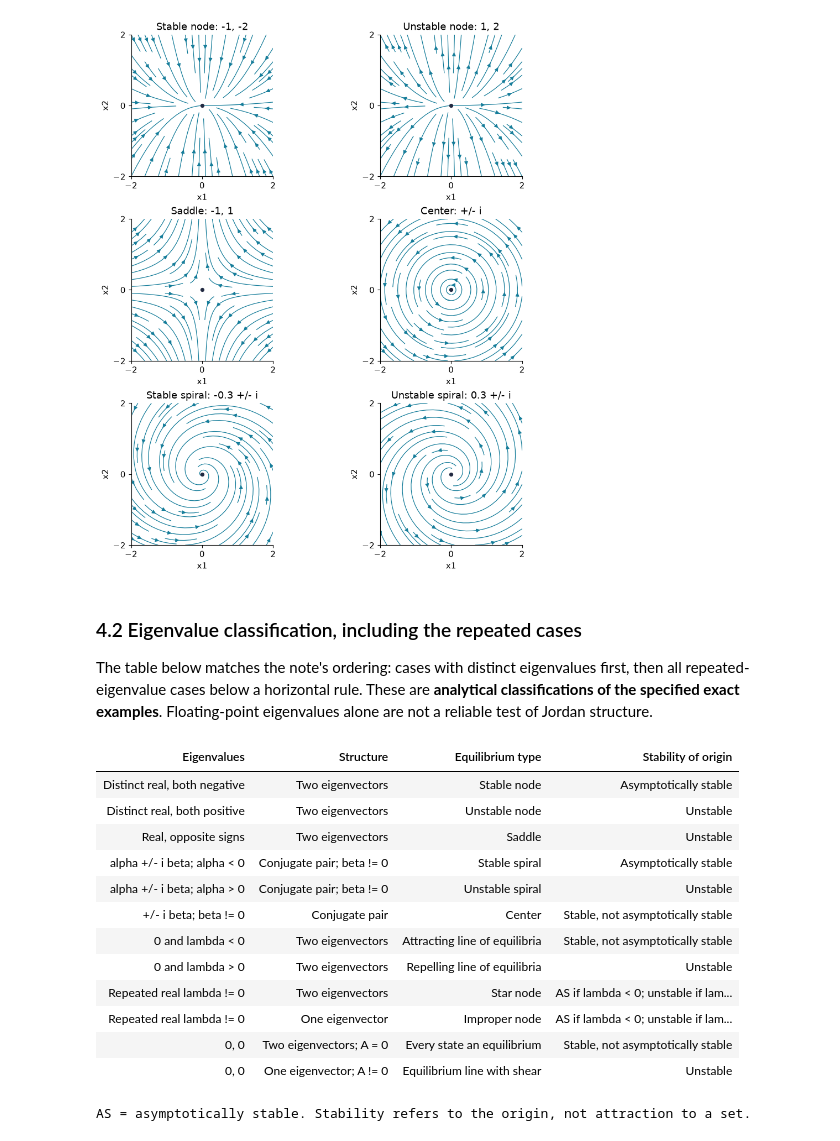
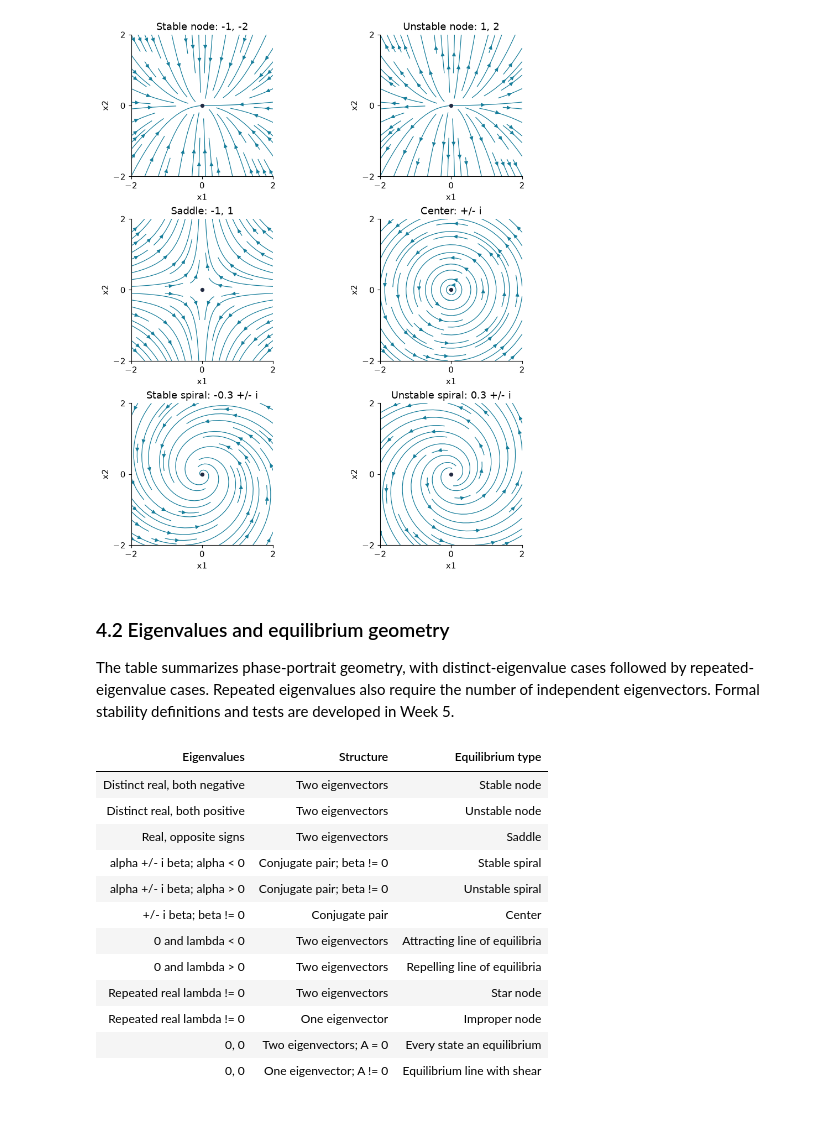
Before and after one commit to fdcl-gwu/MAE6246, a Jupyter notebook: notebooks/week04_modal_analysis_phase_portraits_stability.ipynb, the cells around one changed output. Cells and saved outputs as stored; diff of their text form; code cells hidden in the pictures.

```diff
--- a/notebooks/week04_modal_analysis_phase_portraits_stability.ipynb
+++ b/notebooks/week04_modal_analysis_phase_portraits_stability.ipynb
@@ -306,47 +305,44 @@ plt.show()
 # %% [output]
 [figure]
 # %% [markdown]
-### 4.2 Eigenvalue classification, including the repeated cases
-The table below matches the note's ordering: cases with distinct eigenvalues first, then all repeated-eigenvalue cases below a horizontal rule. These are **analytical classifications of the specified exact examples**. Floating-point eigenvalues alone are not a reliable test of Jordan structure.
+### 4.2 Eigenvalues and equilibrium geometry
+The table summarizes phase-portrait geometry, with distinct-eigenvalue cases followed by repeated-eigenvalue cases. Repeated eigenvalues also require the number of independent eigenvectors. Formal stability definitions and tests are developed in Week 5.
 # %%
-classification_rows = [
-    ("Distinct real, both negative", "Two eigenvectors", "Stable node", "Asymptotically stable"),
-    ("Distinct real, both positive", "Two eigenvectors", "Unstable node", "Unstable"),
-    ("Real, opposite signs", "Two eigenvectors", "Saddle", "Unstable"),
-    ("alpha +/- i beta; alpha < 0", "Conjugate pair; beta != 0", "Stable spiral", "Asymptotically stable"),
-    ("alpha +/- i beta; alpha > 0", "Conjugate pair; beta != 0", "Unstable spiral", "Unstable"),
-    ("+/- i beta; beta != 0", "Conjugate pair", "Center", "Stable, not asymptotically stable"),
-    ("0 and lambda < 0", "Two eigenvectors", "Attracting line of equilibria", "Stable, not asymptotically stable"),
-    ("0 and lambda > 0", "Two eigenvectors", "Repelling line of equilibria", "Unstable"),
-    ("Repeated real lambda != 0", "Two eigenvectors", "Star node", "AS if lambda < 0; unstable if lambda > 0"),
-    ("Repeated real lambda != 0", "One eigenvector", "Improper node", "AS if lambda < 0; unstable if lambda > 0"),
-    ("0, 0", "Two eigenvectors; A = 0", "Every state an equilibrium", "Stable, not asymptotically stable"),
-    ("0, 0", "One eigenvector; A != 0", "Equilibrium line with shear", "Unstable"),
-]
+classification_rows = [('Distinct real, both negative', 'Two eigenvectors', 'Stable node'),
+ ('Distinct real, both positive', 'Two eigenvectors', 'Unstable node'),
+ ('Real, opposite signs', 'Two eigenvectors', 'Saddle'),
+ ('alpha +/- i beta; alpha < 0', 'Conjugate pair; beta != 0', 'Stable spiral'),
+ ('alpha +/- i beta; alpha > 0', 'Conjugate pair; beta != 0', 'Unstable spiral'),
+ ('+/- i beta; beta != 0', 'Conjugate pair', 'Center'),
+ ('0 and lambda < 0', 'Two eigenvectors', 'Attracting line of equilibria'),
+ ('0 and lambda > 0', 'Two eigenvectors', 'Repelling line of equilibria'),
+ ('Repeated real lambda != 0', 'Two eigenvectors', 'Star node'),
+ ('Repeated real lambda != 0', 'One eigenvector', 'Improper node'),
+ ('0, 0', 'Two eigenvectors; A = 0', 'Every state an equilibrium'),
+ ('0, 0', 'One eigenvector; A != 0', 'Equilibrium line with shear')]
 from html import escape
 html = '<table style="border-collapse:collapse;text-align:left"><thead><tr>'
-for heading in ["Eigenvalues", "Structure", "Equilibrium type", "Stability of origin"]:
+for heading in ["Eigenvalues", "Structure", "Equilibrium type"]:
     html += '<th style="padding:8px;border-bottom:2px solid #777">' + heading + '</th>'
 html += '</tr></thead><tbody>'
 for index, row in enumerate(classification_rows):
     border = 'border-top:2px solid #777;' if index == 8 else ''
     html += '<tr>' + ''.join(
         '<td style="padding:7px;vertical-align:top;' + border + '">' + escape(value) + '</td>'
         for value in row) + '</tr>'
-html += '</tbody></table><p>AS = asymptotically stable. Stability refers to the origin, not attraction to a set.</p>'
+html += '</tbody></table>'
 display(HTML(html))
 # %% [output]
-| Eigenvalues | Structure | Equilibrium type | Stability of origin |
-| Distinct real, both negative | Two eigenvectors | Stable node | Asymptotically stable |
-| Distinct real, both positive | Two eigenvectors | Unstable node | Unstable |
-| Real, opposite signs | Two eigenvectors | Saddle | Unstable |
-| alpha +/- i beta; alpha < 0 | Conjugate pair; beta != 0 | Stable spiral | Asymptotically stable |
-| alpha +/- i beta; alpha > 0 | Conjugate pair; beta != 0 | Unstable spiral | Unstable |
-| +/- i beta; beta != 0 | Conjugate pair | Center | Stable, not asymptotically stable |
-| 0 and lambda < 0 | Two eigenvectors | Attracting line of equilibria | Stable, not asymptotically stable |
-| 0 and lambda > 0 | Two eigenvectors | Repelling line of equilibria | Unstable |
-| Repeated real lambda != 0 | Two eigenvectors | Star node | AS if lambda < 0; unstable if lam... |
-| Repeated real lambda != 0 | One eigenvector | Improper node | AS if lambda < 0; unstable if lam... |
-| 0, 0 | Two eigenvectors; A = 0 | Every state an equilibrium | Stable, not asymptotically stable |
-| 0, 0 | One eigenvector; A != 0 | Equilibrium line with shear | Unstable |
+| Eigenvalues | Structure | Equilibrium type |
+| Distinct real, both negative | Two eigenvectors | Stable node |
+| Distinct real, both positive | Two eigenvectors | Unstable node |
+| Real, opposite signs | Two eigenvectors | Saddle |
+| alpha +/- i beta; alpha < 0 | Conjugate pair; beta != 0 | Stable spiral |
+| alpha +/- i beta; alpha > 0 | Conjugate pair; beta != 0 | Unstable spiral |
+| +/- i beta; beta != 0 | Conjugate pair | Center |
+| 0 and lambda < 0 | Two eigenvectors | Attracting line of equilibria |
+| 0 and lambda > 0 | Two eigenvectors | Repelling line of equilibria |
+| Repeated real lambda != 0 | Two eigenvectors | Star node |
+| Repeated real lambda != 0 | One eigenvector | Improper node |
+| 0, 0 | Two eigenvectors; A = 0 | Every state an equilibrium |
+| 0, 0 | One eigenvector; A != 0 | Equilibrium line with shear |
-AS = asymptotically stable. Stability refers to the origin, not attraction to a set.
```
Also changed, not shown: parts of 17 cells of this notebook, 6 other files.
